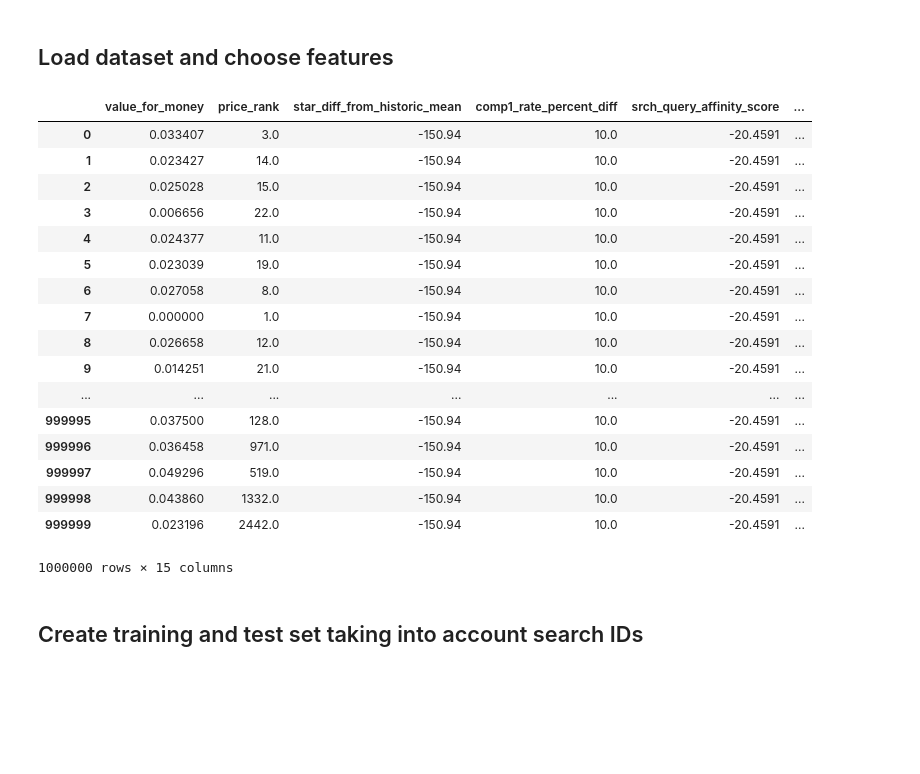
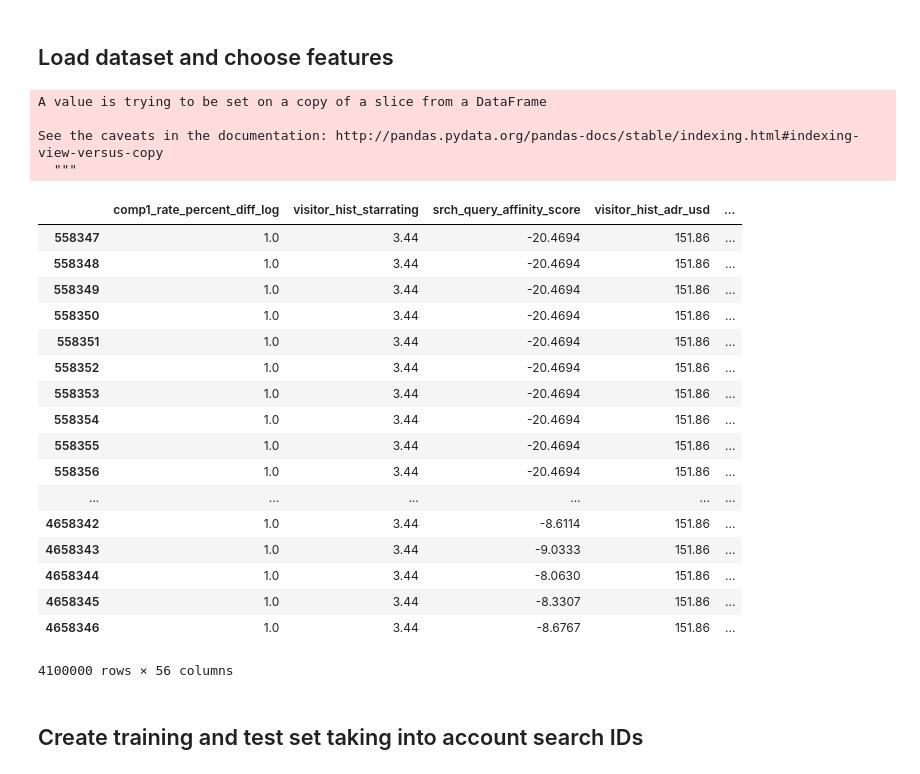
Before and after one commit to mrijksen/DM2018, a Jupyter notebook: Assignment2/benchmark_code.ipynb, the cells around one changed output. Cells and saved outputs as stored; diff of their text form; code cells hidden in the pictures; blank space fills up the shorter version.

```diff
--- a/Assignment2/benchmark_code.ipynb
+++ b/Assignment2/benchmark_code.ipynb
@@ -68,22 +56,0 @@ df_select = df.loc[:,all_possible_features]
-# %%
-df_select=df_select.dropna()
-df_select
-# %% [output]
-|  | value_for_money | price_rank | star_diff_from_historic_mean | comp1_rate_percent_diff | srch_query_affinity_score | ... |
-| 0 | 0.033407 | 3.0 | -150.94 | 10.0 | -20.4591 | ... |
-| 1 | 0.023427 | 14.0 | -150.94 | 10.0 | -20.4591 | ... |
-| 2 | 0.025028 | 15.0 | -150.94 | 10.0 | -20.4591 | ... |
-| 3 | 0.006656 | 22.0 | -150.94 | 10.0 | -20.4591 | ... |
-| 4 | 0.024377 | 11.0 | -150.94 | 10.0 | -20.4591 | ... |
-| 5 | 0.023039 | 19.0 | -150.94 | 10.0 | -20.4591 | ... |
-| 6 | 0.027058 | 8.0 | -150.94 | 10.0 | -20.4591 | ... |
-| 7 | 0.000000 | 1.0 | -150.94 | 10.0 | -20.4591 | ... |
-| 8 | 0.026658 | 12.0 | -150.94 | 10.0 | -20.4591 | ... |
-| 9 | 0.014251 | 21.0 | -150.94 | 10.0 | -20.4591 | ... |
-| ... | ... | ... | ... | ... | ... | ... |
-| 999995 | 0.037500 | 128.0 | -150.94 | 10.0 | -20.4591 | ... |
-| 999996 | 0.036458 | 971.0 | -150.94 | 10.0 | -20.4591 | ... |
-| 999997 | 0.049296 | 519.0 | -150.94 | 10.0 | -20.4591 | ... |
-| 999998 | 0.043860 | 1332.0 | -150.94 | 10.0 | -20.4591 | ... |
-| 999999 | 0.023196 | 2442.0 | -150.94 | 10.0 | -20.4591 | ... |
-1000000 rows × 15 columns
@@ -90,2 +148,33 @@ df_select
+# %%
+
+df = df_select
+for feature in selected_features:
+    df[feature] = df[feature].replace([np.inf, -np.inf], np.nan)
+    df[feature][df[feature].isnull()] = df[feature].median()
+df_select = df
+df_select
+# %% [output]
+A value is trying to be set on a copy of a slice from a DataFrame
+
+See the caveats in the documentation: http://pandas.pydata.org/pandas-docs/stable/indexing.html#indexing-view-versus-copy
+  """
+|  | comp1_rate_percent_diff_log | visitor_hist_starrating | srch_query_affinity_score | visitor_hist_adr_usd | ... |
+| 558347 | 1.0 | 3.44 | -20.4694 | 151.86 | ... |
+| 558348 | 1.0 | 3.44 | -20.4694 | 151.86 | ... |
+| 558349 | 1.0 | 3.44 | -20.4694 | 151.86 | ... |
+| 558350 | 1.0 | 3.44 | -20.4694 | 151.86 | ... |
+| 558351 | 1.0 | 3.44 | -20.4694 | 151.86 | ... |
+| 558352 | 1.0 | 3.44 | -20.4694 | 151.86 | ... |
+| 558353 | 1.0 | 3.44 | -20.4694 | 151.86 | ... |
+| 558354 | 1.0 | 3.44 | -20.4694 | 151.86 | ... |
+| 558355 | 1.0 | 3.44 | -20.4694 | 151.86 | ... |
+| 558356 | 1.0 | 3.44 | -20.4694 | 151.86 | ... |
+| ... | ... | ... | ... | ... | ... |
+| 4658342 | 1.0 | 3.44 | -8.6114 | 151.86 | ... |
+| 4658343 | 1.0 | 3.44 | -9.0333 | 151.86 | ... |
+| 4658344 | 1.0 | 3.44 | -8.0630 | 151.86 | ... |
+| 4658345 | 1.0 | 3.44 | -8.3307 | 151.86 | ... |
+| 4658346 | 1.0 | 3.44 | -8.6767 | 151.86 | ... |
+4100000 rows × 56 columns
 # %% [markdown]
 ## Create training and test set taking into account search IDs
```
Also changed, not shown: parts of 21 cells of this notebook, 1 other file.
